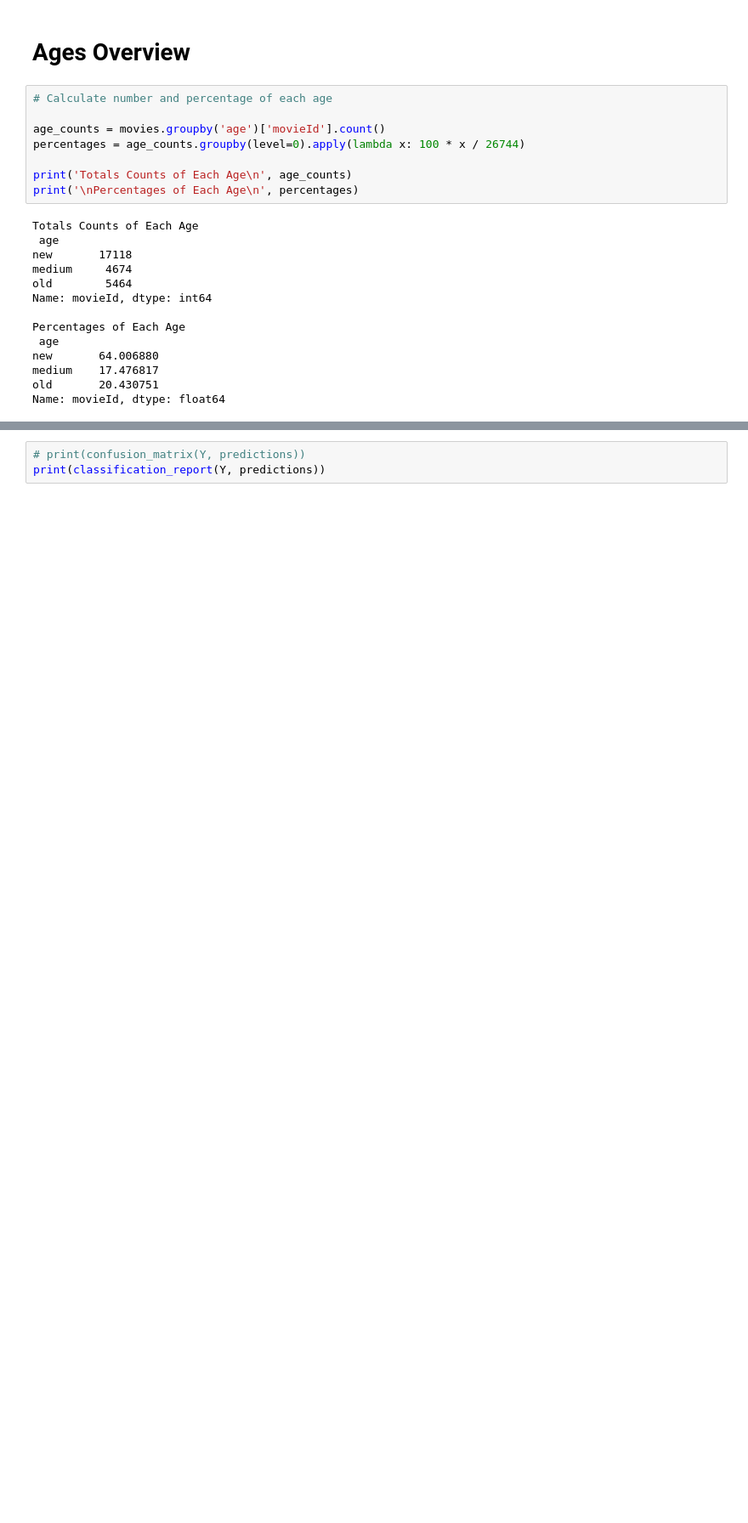
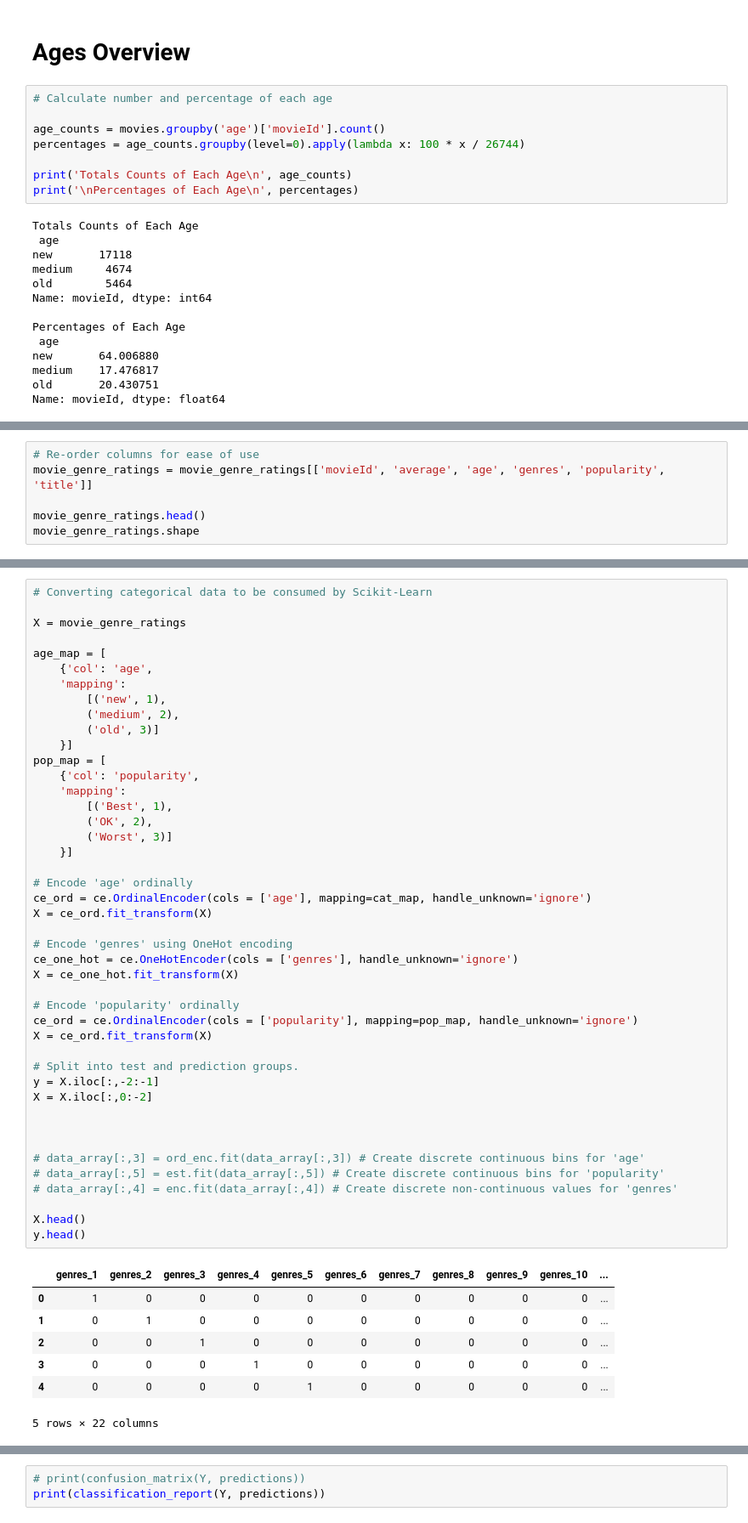
Before and after one commit to michaelegregious/Movie_Ratings, a Jupyter notebook: movie_ratings_by_age.ipynb, the cells around one changed output, grey strips where cells are left out. Shown: that part at 85% size. Saved outputs shown, nothing was run; the diff lists cells and outputs as text; blank space fills up the shorter version.

Commit message:
ordinal and hotEncoding functional

```diff
--- a/movie_ratings_by_age.ipynb
+++ b/movie_ratings_by_age.ipynb
@@ -355,0 +347,6 @@ movie_genre_ratings.head()
+# %%
+# Re-order columns for ease of use
+movie_genre_ratings = movie_genre_ratings[['movieId', 'average', 'age', 'genres', 'popularity', 'title']]
+
+movie_genre_ratings.head()
+movie_genre_ratings.shape
@@ -355,0 +363,52 @@ movie_genre_ratings.head()
+# %%
+# Converting categorical data to be consumed by Scikit-Learn
+
+X = movie_genre_ratings
+
+age_map = [
+    {'col': 'age',
+    'mapping':
+        [('new', 1),
+        ('medium', 2),
+        ('old', 3)]
+    }]
+pop_map = [
+    {'col': 'popularity',
+    'mapping':
+        [('Best', 1),
+        ('OK', 2),
+        ('Worst', 3)]
+    }]
+
+# Encode 'age' ordinally
+ce_ord = ce.OrdinalEncoder(cols = ['age'], mapping=cat_map, handle_unknown='ignore')
+X = ce_ord.fit_transform(X)
+
+# Encode 'genres' using OneHot encoding
+ce_one_hot = ce.OneHotEncoder(cols = ['genres'], handle_unknown='ignore')
+X = ce_one_hot.fit_transform(X)
+
+# Encode 'popularity' ordinally
+ce_ord = ce.OrdinalEncoder(cols = ['popularity'], mapping=pop_map, handle_unknown='ignore')
+X = ce_ord.fit_transform(X)
+
+# Split into test and prediction groups.
+y = X.iloc[:,-2:-1]
+X = X.iloc[:,0:-2]
+
+
+
+# data_array[:,3] = ord_enc.fit(data_array[:,3]) # Create discrete continuous bins for 'age'
+# data_array[:,5] = est.fit(data_array[:,5]) # Create discrete continuous bins for 'popularity'
+# data_array[:,4] = enc.fit(data_array[:,4]) # Create discrete non-continuous values for 'genres'
+
+X.head()
+y.head()
+# %% [output]
+|  | genres_1 | genres_2 | genres_3 | genres_4 | genres_5 | genres_6 | genres_7 | genres_8 | genres_9 | genres_10 | ... |
+| 0 | 1 | 0 | 0 | 0 | 0 | 0 | 0 | 0 | 0 | 0 | ... |
+| 1 | 0 | 1 | 0 | 0 | 0 | 0 | 0 | 0 | 0 | 0 | ... |
+| 2 | 0 | 0 | 1 | 0 | 0 | 0 | 0 | 0 | 0 | 0 | ... |
+| 3 | 0 | 0 | 0 | 1 | 0 | 0 | 0 | 0 | 0 | 0 | ... |
+| 4 | 0 | 0 | 0 | 0 | 1 | 0 | 0 | 0 | 0 | 0 | ... |
+5 rows × 22 columns
```
Also changed, not shown: parts of 13 cells of this notebook.
